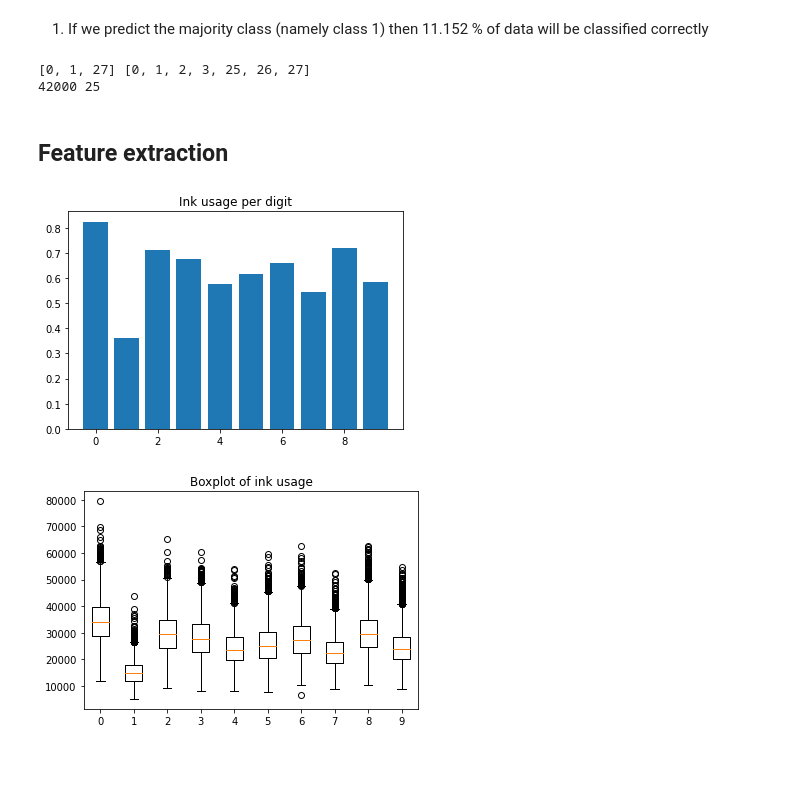
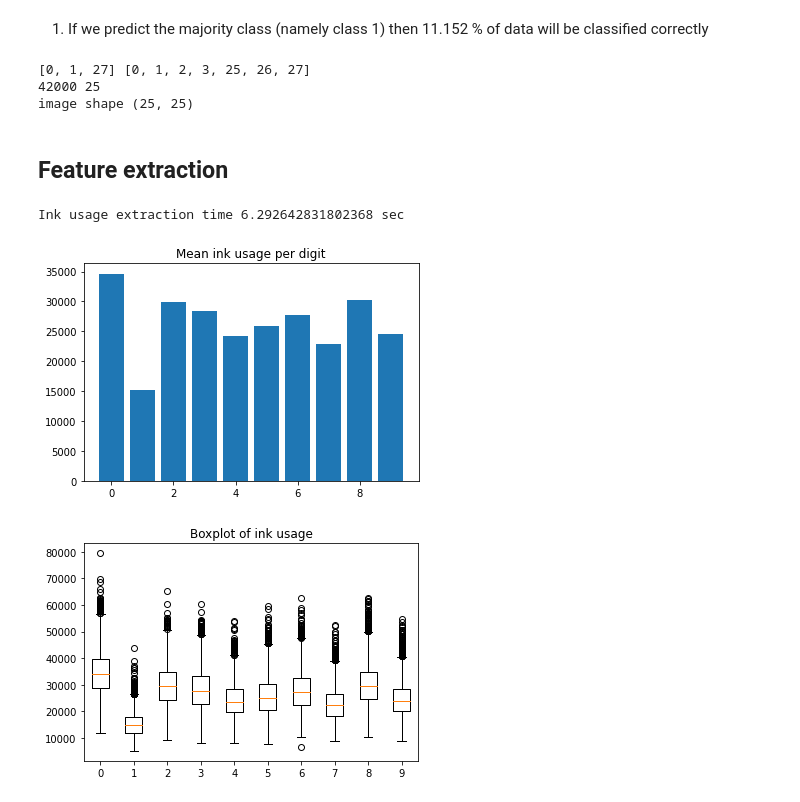
Before and after one commit to cristi2019255/DigitRecognition, a Jupyter notebook: Pattern_recognition_assignment_1.ipynb, the cells around one changed output. Drawn from its saved outputs; the diff is of its cells as text; code cells hidden in the pictures; blank space fills up the shorter version.

```diff
--- a/Pattern_recognition_assignment_1.ipynb
+++ b/Pattern_recognition_assignment_1.ipynb
@@ -106,6 +112,10 @@ def preprocess_dataset(digits):
-# %%
-preprocessed, img_size = preprocess_dataset(digits)
-print(len(preprocessed), img_size)
-# %% [output]
-[0, 1, 27] [0, 1, 2, 3, 25, 26, 27]
-42000 25
+# %%
+# preprocessing data set
+digits_original = digits
+digits, img_size = preprocess_dataset(digits)
+print(len(digits), img_size)
+print(f'image shape {digits[0].shape}')
+# %% [output]
+[0, 1, 27] [0, 1, 2, 3, 25, 26, 27]
+42000 25
+image shape (25, 25)
@@ -125,18 +136,23 @@ def plot_conf_matrix(conf_matrix, title):
 # %%
-# create ink feature
-ink = np.array([sum(row) for row in digits])
-#compute mean for each digit class
+# Creating ink feature
+start = time.time()
+ink = np.array([sum(digit.flatten()) for digit in digits])
+end = time.time()
+print(f'Ink usage extraction time {end-start} sec')
+
+# Computing mean for each digit class
 ink_mean = [np.mean(ink[labels == i]) for i in range(10)]
-ink_mean = [ink_mean[i] / 42000 for i in range(10)]
 
-#print(ink_mean)
-#compute standard deviation for each digit class
+# Computing standard deviation for each digit class
 ink_std = [np.std(ink[labels == i]) for i in range(10)]
-#The reshape is neccesary to call LogisticRegression() with a single feature
+
+# The reshape is neccesary to call LogisticRegression() with a single feature
+# Scaling the feature to 0 mean and 1 standard deviation
 ink = scale(ink).reshape(-1, 1)
 
-plt.title("Ink usage per digit")
+plt.title("Mean ink usage per digit")
 bar = plt.bar(unique_digits,ink_mean)
 # %% [output]
+Ink usage extraction time 6.292642831802368 sec
-[figure, old version]
+[figure, new version]
 # %%
```
Also changed, not shown: parts of 29 cells of this notebook.
